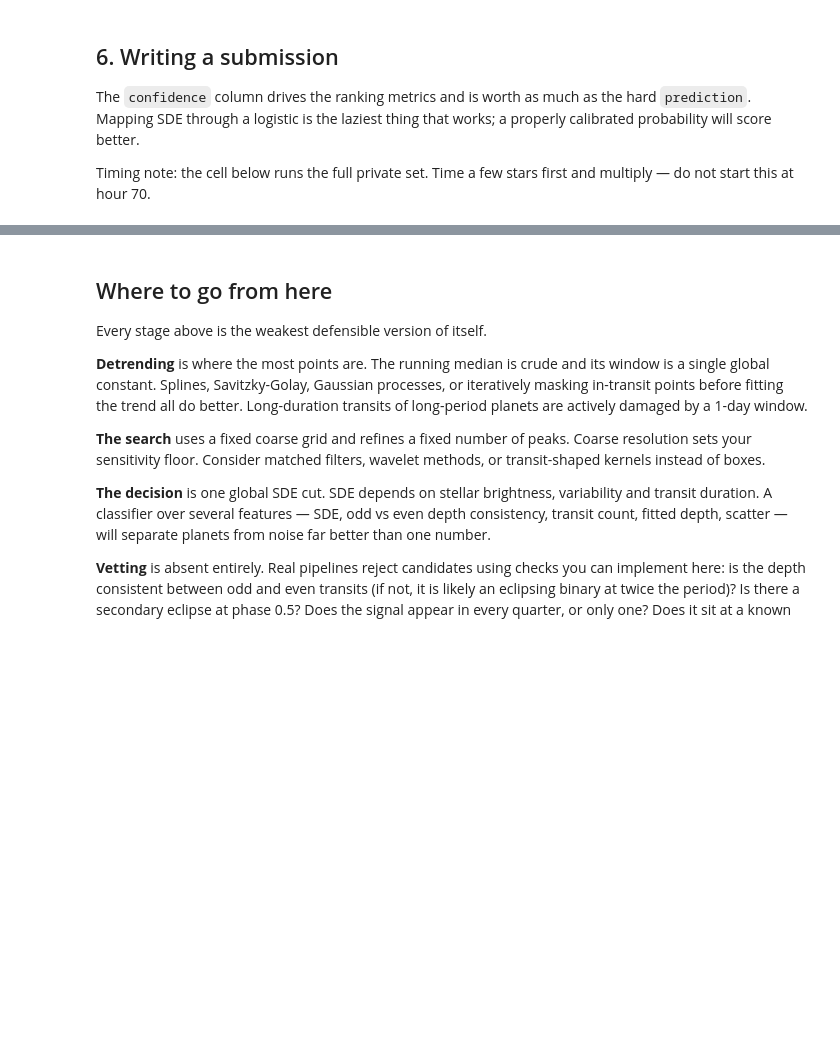
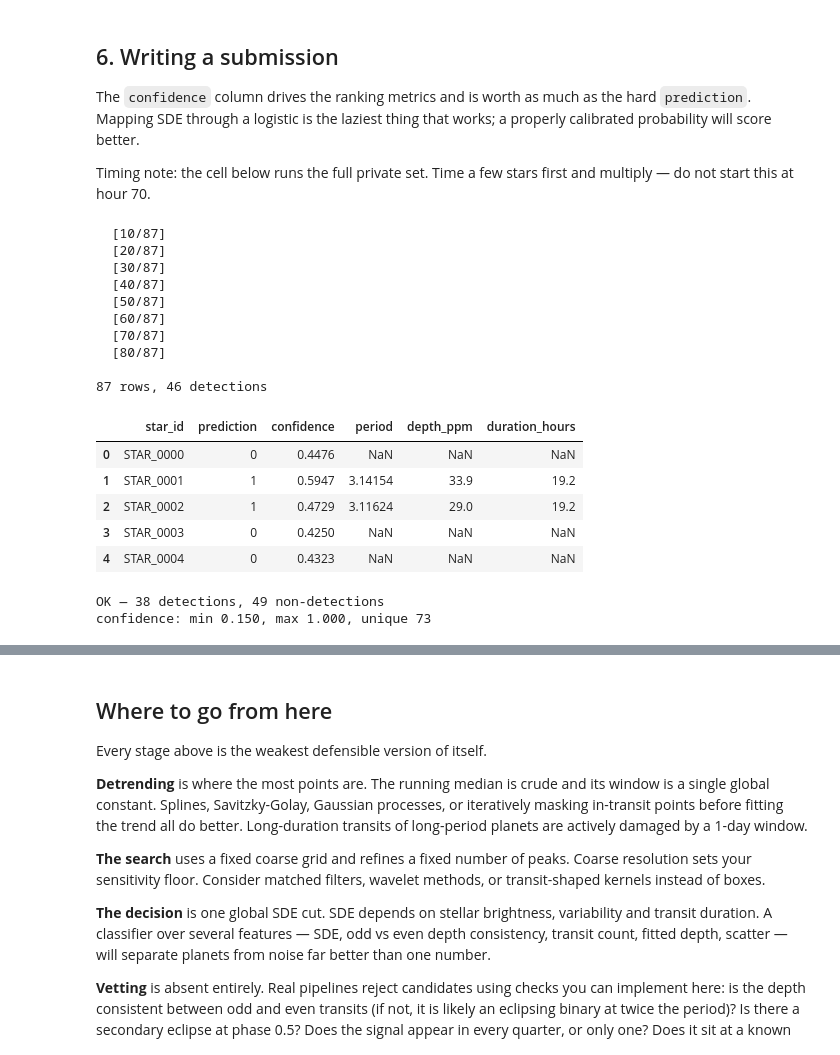
Before and after one commit to AchsahGraceW/SpectralCodeAstrobit, a Jupyter notebook: astrobit_pipeline.ipynb, the cells around one changed output, grey strips where cells are left out. Saved outputs shown, nothing was run; the diff lists cells and outputs as text; code cells hidden in the pictures; blank space fills up the shorter version.

Commit message:
Validate final submission after systematic-period filter: 38 detections, format OK

```diff
--- a/astrobit_pipeline.ipynb
+++ b/astrobit_pipeline.ipynb
@@ -742,3 +742,76 @@ for c in ("period", "depth_ppm", "duration_hours"):
 
 print(f"OK — {len(pos)} detections, {len(s) - len(pos)} non-detections")
 print(f"confidence: {s.confidence.nunique()} unique values")
+# %%
+def run_split_smart(directory):
+    out = []
+    paths = sorted(glob.glob(f"{directory}/*.parquet"))
+    for i, path in enumerate(paths, 1):
+        sid = os.path.basename(path)[:-8]
+        try:
+            t_s, f_s = clean(pd.read_parquet(path))
+            r = search_smart(t_s, f_s) if t_s is not None else {"sde": 0.0, "plausibility": 0.0, "period": np.nan, "depth_ppm": np.nan, "duration_hours": np.nan}
+        except Exception as e:
+            print(f"  {sid} failed: {e}")
+            r = {"sde": 0.0, "plausibility": 0.0, "period": np.nan, "depth_ppm": np.nan, "duration_hours": np.nan}
+
+        plaus = r.get("plausibility", 0.0)
+        hit = r.get("sde", 0.0) > SDE_THRESHOLD
+
+        out.append({
+            "star_id": sid,
+            "prediction": int(hit),
+            "confidence": round(confidence_from_plausibility(plaus), 4),
+            "period": round(r["period"], 5) if hit else None,
+            "depth_ppm": round(r["depth_ppm"], 1) if hit else None,
+            "duration_hours": round(r["duration_hours"], 3) if hit else None,
+        })
+        if i % 10 == 0:
+            print(f"  [{i}/{len(paths)}]", flush=True)
+    return pd.DataFrame(out)
+
+
+# Run on the full private set (~28 minutes, based on our timing test)
+sub = run_split_smart(PRIVATE_DIR)
+sub.to_csv("submission_spectralcode.csv", index=False)
+print(f"\n{len(sub)} rows, {sub.prediction.sum()} detections")
+sub.head()
+# %% [output]
+  [10/87]
+  [20/87]
+  [30/87]
+  [40/87]
+  [50/87]
+  [60/87]
+  [70/87]
+  [80/87]
+
+87 rows, 46 detections
+|  | star_id | prediction | confidence | period | depth_ppm | duration_hours |
+| 0 | STAR_0000 | 0 | 0.4476 | NaN | NaN | NaN |
+| 1 | STAR_0001 | 1 | 0.5947 | 3.14154 | 33.9 | 19.2 |
+| 2 | STAR_0002 | 1 | 0.4729 | 3.11624 | 29.0 | 19.2 |
+| 3 | STAR_0003 | 0 | 0.4250 | NaN | NaN | NaN |
+| 4 | STAR_0004 | 0 | 0.4323 | NaN | NaN | NaN |
+# %%
+# Validate before submitting — fix anything this prints
+s = pd.read_csv("submission_spectralcode.csv")
+need = ["star_id", "prediction", "confidence", "period", "depth_ppm", "duration_hours"]
+
+assert list(s.columns) == need, f"columns must be exactly {need}"
+assert len(s) == 87, f"expected 87 rows, got {len(s)}"
+assert s.star_id.nunique() == 87, "duplicate star_id"
+assert s.star_id.str.match(r"^STAR_\d{4}$").all(), "bad star_id format"
+assert s.prediction.isin([0, 1]).all(), "prediction must be 0 or 1"
+assert s.confidence.between(0, 1).all(), "confidence out of range"
+
+pos = s[s.prediction == 1]
+for c in ("period", "depth_ppm", "duration_hours"):
+    assert pos[c].notna().all(), f"{c} missing for some detections"
+assert (pos.period > 0).all(), "period must be positive"
+
+print(f"OK — {len(pos)} detections, {len(s) - len(pos)} non-detections")
+print(f"confidence: min {s.confidence.min():.3f}, max {s.confidence.max():.3f}, unique {s.confidence.nunique()}")
+# %% [output]
+OK — 38 detections, 49 non-detections
+confidence: min 0.150, max 1.000, unique 73
```
Also changed, not shown: parts of 3 cells of this notebook.
